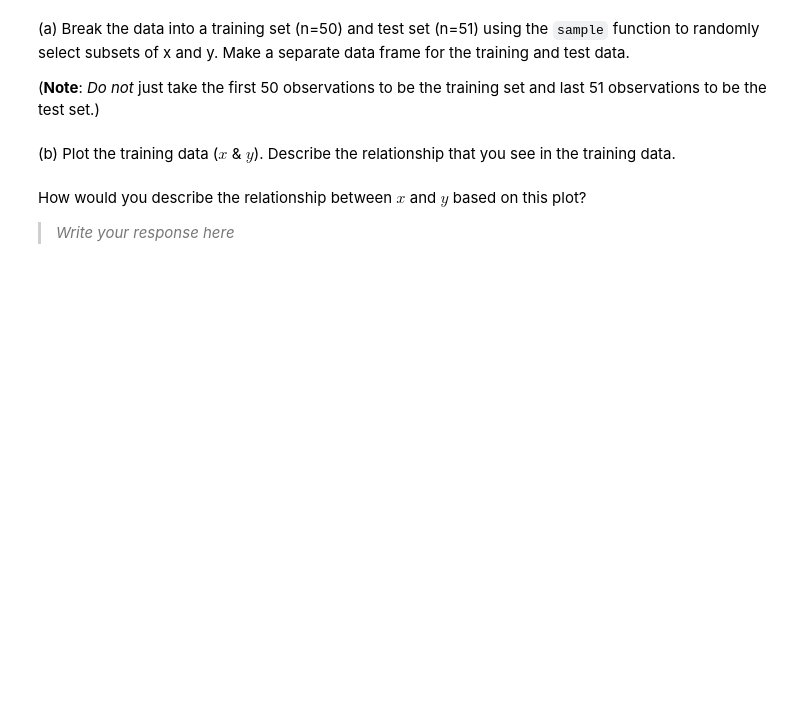
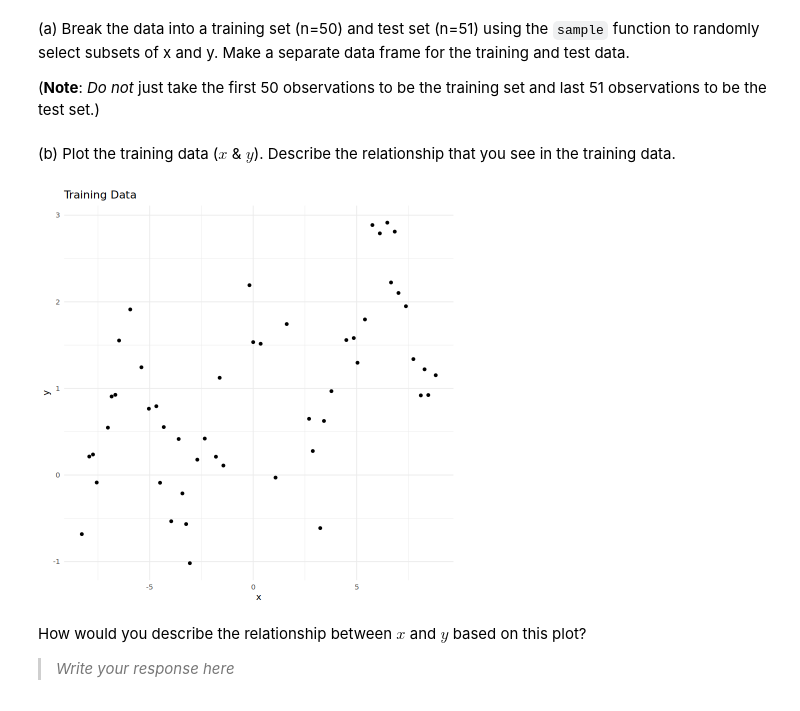
Before and after one commit to cnsimmons/Simmons_DSPN_S25, a Jupyter notebook: ExerciseSubmissions/ex17_regularized-regression.ipynb, the cells around one changed output. Drawn from its saved outputs; the diff is of its cells as text; code cells hidden in the pictures; blank space fills up the shorter version.

```diff
--- a/ExerciseSubmissions/ex17_regularized-regression.ipynb
+++ b/ExerciseSubmissions/ex17_regularized-regression.ipynb
@@ -33,2 +53,13 @@ y = 0.1*x + cos(x) + cos(x/20)+rnorm(n,sd=sigma_noise)
+# %%
+# (a) Split data into training and test sets
+set.seed(123) # For reproducibility
+train_indices <- sample(1:n, 50)
+test_indices <- setdiff(1:n, train_indices)
+
+# Create training dataframe
+train_df <- data.frame(x = x[train_indices], y = y[train_indices])
+
+# Create test dataframe
+test_df <- data.frame(x = x[test_indices], y = y[test_indices])
 # %% [markdown]
 (b) Plot the training data ($x$ \& $y$). Describe the relationship that you see in the training data.
@@ -37,3 +66,13 @@ y = 0.1*x + cos(x) + cos(x/20)+rnorm(n,sd=sigma_noise)
+# %%
+# (b) Plot the training data
+ggplot(train_df, aes(x = x, y = y)) +
+  geom_point() +
+  labs(title = "Training Data",
+       x = "x",
+       y = "y") +
+  theme_minimal()
+# %% [output]
+[figure, added]
 # %% [markdown]
 How would you describe the relationship between $x$ and $y$ based on this plot?
 
```
Also changed, not shown: parts of 13 cells of this notebook.
